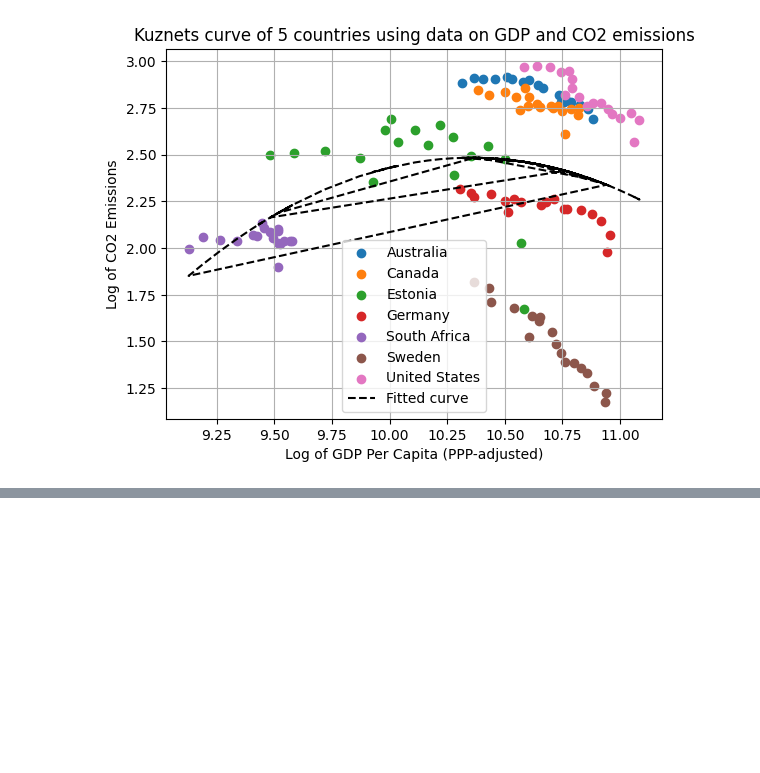
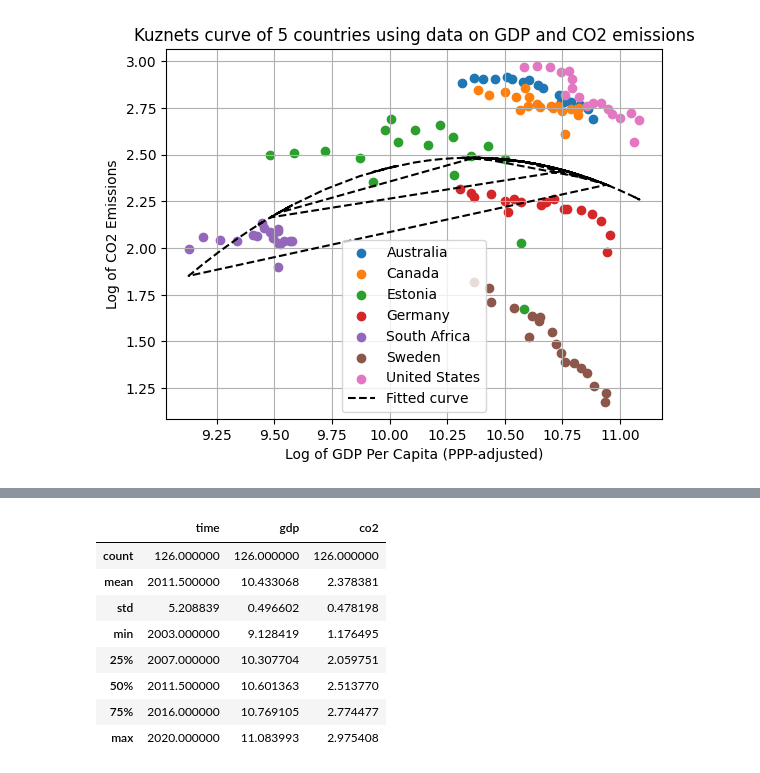
Before and after one commit to franklinchuks/Culture_ESG_EKC_THESIS, a Jupyter notebook: kuznets.ipynb, the cells around one changed output, grey strips where cells are left out. Drawn from its saved outputs; the diff is of its cells as text; code cells hidden in the pictures; blank space fills up the shorter version.

```diff
--- a/kuznets.ipynb
+++ b/kuznets.ipynb
@@ -76,0 +89,12 @@ plt.show()
+# %%
+df_countries.describe()
+# %% [output]
+|  | time | gdp | co2 |
+| count | 126.000000 | 126.000000 | 126.000000 |
+| mean | 2011.500000 | 10.433068 | 2.378381 |
+| std | 5.208839 | 0.496602 | 0.478198 |
+| min | 2003.000000 | 9.128419 | 1.176495 |
+| 25% | 2007.000000 | 10.307704 | 2.059751 |
+| 50% | 2011.500000 | 10.601363 | 2.513770 |
+| 75% | 2016.000000 | 10.769105 | 2.774477 |
+| max | 2020.000000 | 11.083993 | 2.975408 |
```
Also changed, not shown: parts of 2 cells of this notebook, 1 other file.
